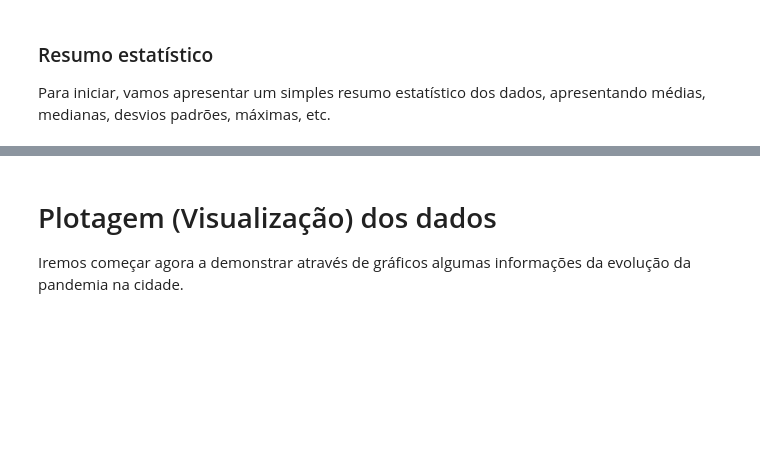
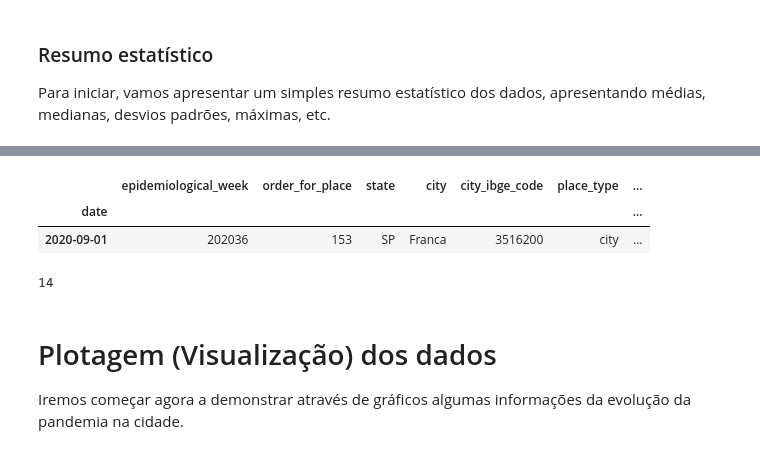
Before and after one commit to teixeiragthiago/portfolio, a Jupyter notebook: Analisando_os_dados_da_Covid_19_em_Franca.ipynb, the cells around one changed output, grey strips where cells are left out. Saved outputs shown, nothing was run; the diff lists cells and outputs as text; code cells hidden in the pictures; blank space fills up the shorter version.

```diff
--- a/Analisando_os_dados_da_Covid_19_em_Franca.ipynb
+++ b/Analisando_os_dados_da_Covid_19_em_Franca.ipynb
@@ -120,3 +122,17 @@ df[df["deaths"] == max_deathday_number]
+# %%
+max_deathday_number = df_full.new_deaths.value_counts()[0]
+
+df_full[df_full["new_deaths"] == df_full.new_deaths.max()]
+# %% [output]
+|  | epidemiological_week | order_for_place | state | city | city_ibge_code | place_type | ... |
+| date |  |  |  |  |  |  | ... |
+| 2020-09-01 | 202036 | 153 | SP | Franca | 3516200 | city | ... |
+# %%
+max_deathday_number = df_full.new_deaths.max()
+
+print(max_deathday_number)
+# %% [output]
+14
 # %% [markdown]
 # Plotagem (Visualização) dos dados
 
```
Also changed, not shown: parts of 6 cells of this notebook.
